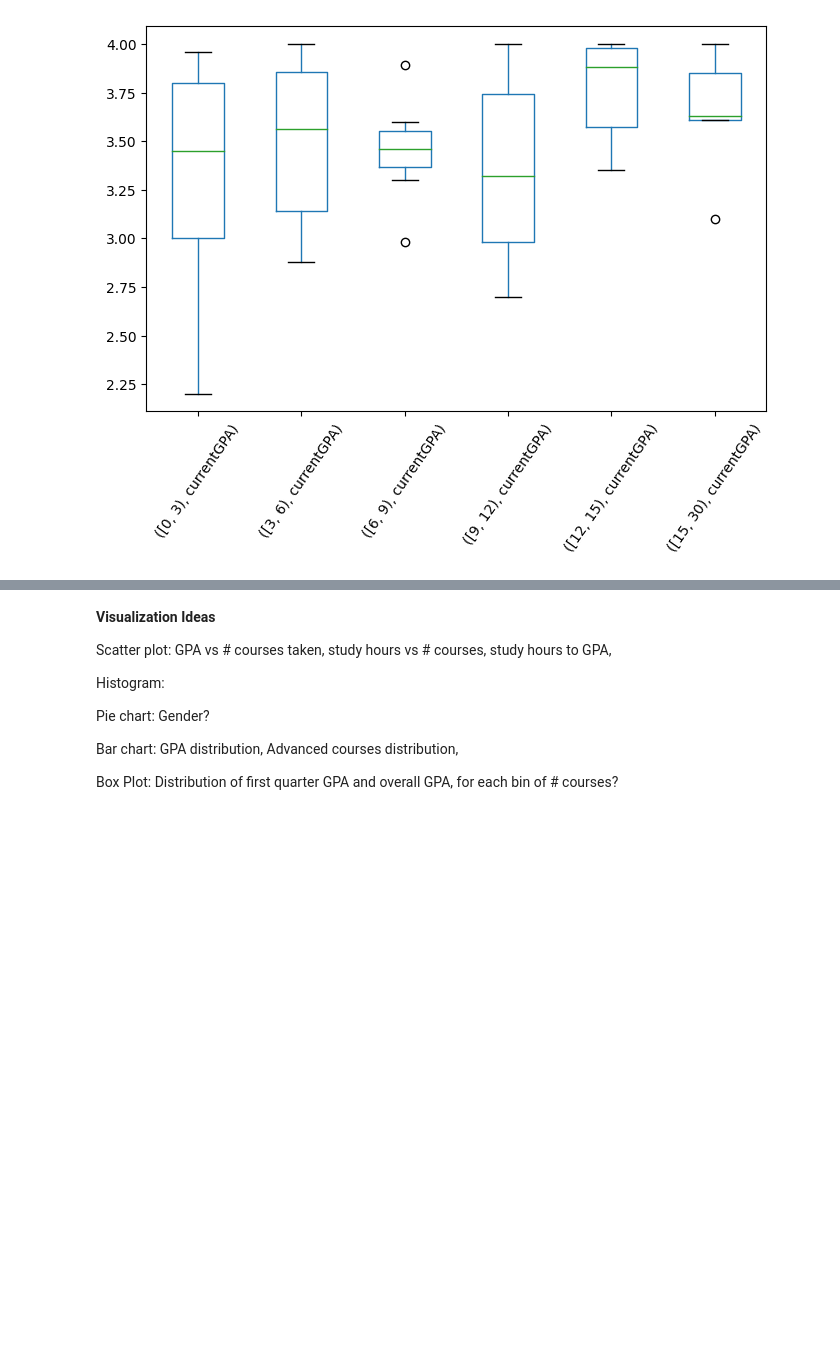
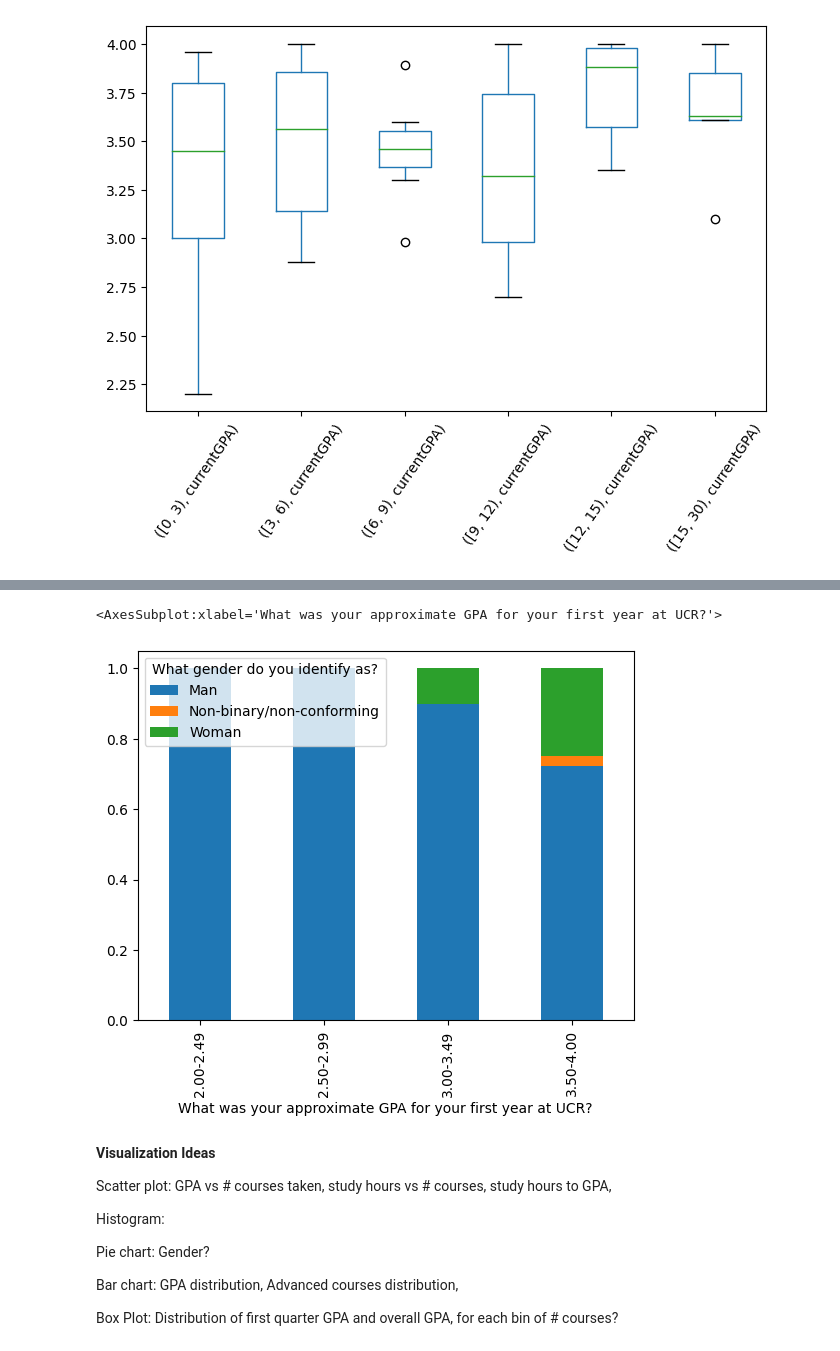
Before and after one commit to TheHenn17/CS105_Miniproject, a Jupyter notebook: project.ipynb, the cells around one changed output, grey strips where cells are left out. Drawn from its saved outputs; the diff is of its cells as text; code cells hidden in the pictures; blank space fills up the shorter version.

```diff
--- a/project.ipynb
+++ b/project.ipynb
@@ -71,3 +78,18 @@ df.groupby("SumCourses").boxplot(subplots=False,rot=55,figsize=(8,5),grid=False)
+# %%
+yearOneGPA = data.iloc[:,5].astype(float)
+
+gender = data.iloc[:, 1].dropna()
+yearOneGPA = pd.cut(yearOneGPA,bins=[0,0.5,1.0,1.5,2.0,2.5,3.0,3.5,4.1],labels=["0.00-0.49","0.50-0.99","1.00-1.49","1.50-1.99","2.00-2.49","2.50-2.99","3.00-3.49","3.50-4.00"],right=False) # bin the GPA's
+
+df = pd.crosstab(gender, yearOneGPA)
+
+gpa_counts = df.sum(axis= 0)
+df = df.divide(gpa_counts, axis=1)
+
+(df.T).plot.bar(stacked= True)
+# %% [output]
+<AxesSubplot:xlabel='What was your approximate GPA for your first year at UCR?'>
+[figure, added]
 # %% [markdown]
 **Visualization Ideas**
 
```
Also changed, not shown: parts of 2 cells of this notebook.
